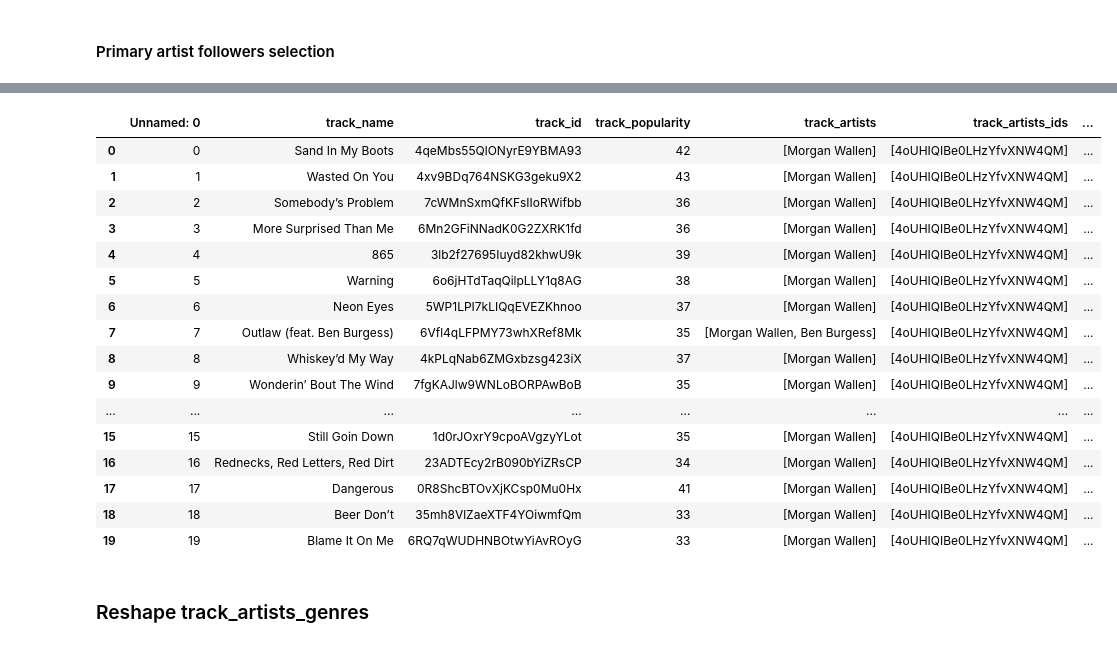
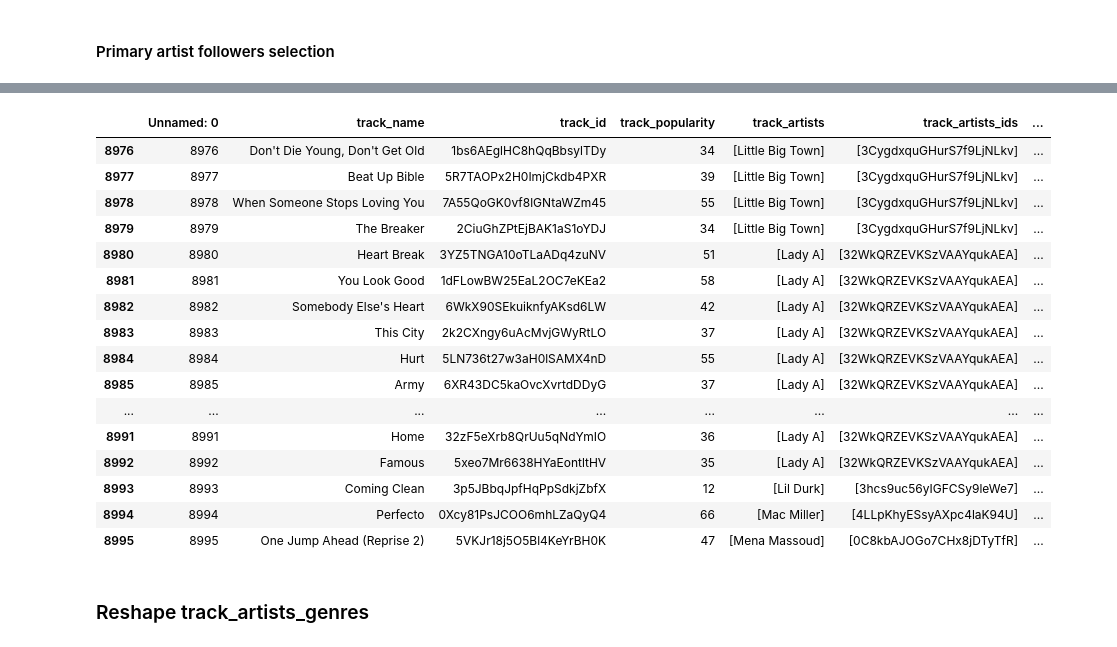
Before and after one commit to katieravenwood/Spotify-Five-Year-Analysis-Project, a Jupyter notebook: notebooks/NestedListandDummyRecoding.ipynb, the cells around one changed output, grey strips where cells are left out. Drawn from its saved outputs; the diff is of its cells as text; code cells hidden in the pictures.

Commit message:
Recoded MasterChartTable, updated Recoding notebook

```diff
--- a/notebooks/NestedListandDummyRecoding.ipynb
+++ b/notebooks/NestedListandDummyRecoding.ipynb
@@ -638,25 +654,25 @@ artist_followers_list = [original_list[0] for original_list in track_artists_fol
 # %%
 df["track_artist_followers"] = artist_followers_list
 # %%
-df.head(20)
+df.tail(20)
 # %% [output]
 |  | Unnamed: 0 | track_name | track_id | track_popularity | track_artists | track_artists_ids | ... |
-| 0 | 0 | Sand In My Boots | 4qeMbs55QlONyrE9YBMA93 | 42 | [Morgan Wallen] | [4oUHIQIBe0LHzYfvXNW4QM] | ... |
-| 1 | 1 | Wasted On You | 4xv9BDq764NSKG3geku9X2 | 43 | [Morgan Wallen] | [4oUHIQIBe0LHzYfvXNW4QM] | ... |
-| 2 | 2 | Somebody’s Problem | 7cWMnSxmQfKFsIIoRWifbb | 36 | [Morgan Wallen] | [4oUHIQIBe0LHzYfvXNW4QM] | ... |
-| 3 | 3 | More Surprised Than Me | 6Mn2GFiNNadK0G2ZXRK1fd | 36 | [Morgan Wallen] | [4oUHIQIBe0LHzYfvXNW4QM] | ... |
-| 4 | 4 | 865 | 3lb2f27695Iuyd82khwU9k | 39 | [Morgan Wallen] | [4oUHIQIBe0LHzYfvXNW4QM] | ... |
-| 5 | 5 | Warning | 6o6jHTdTaqQilpLLY1q8AG | 38 | [Morgan Wallen] | [4oUHIQIBe0LHzYfvXNW4QM] | ... |
-| 6 | 6 | Neon Eyes | 5WP1LPI7kLIQqEVEZKhnoo | 37 | [Morgan Wallen] | [4oUHIQIBe0LHzYfvXNW4QM] | ... |
-| 7 | 7 | Outlaw (feat. Ben Burgess) | 6Vfl4qLFPMY73whXRef8Mk | 35 | [Morgan Wallen, Ben Burgess] | [4oUHIQIBe0LHzYfvXNW4QM] | ... |
-| 8 | 8 | Whiskey’d My Way | 4kPLqNab6ZMGxbzsg423iX | 37 | [Morgan Wallen] | [4oUHIQIBe0LHzYfvXNW4QM] | ... |
-| 9 | 9 | Wonderin’ Bout The Wind | 7fgKAJlw9WNLoBORPAwBoB | 35 | [Morgan Wallen] | [4oUHIQIBe0LHzYfvXNW4QM] | ... |
+| 8976 | 8976 | Don't Die Young, Don't Get Old | 1bs6AEglHC8hQqBbsylTDy | 34 | [Little Big Town] | [3CygdxquGHurS7f9LjNLkv] | ... |
+| 8977 | 8977 | Beat Up Bible | 5R7TAOPx2H0ImjCkdb4PXR | 39 | [Little Big Town] | [3CygdxquGHurS7f9LjNLkv] | ... |
+| 8978 | 8978 | When Someone Stops Loving You | 7A55QoGK0vf8lGNtaWZm45 | 55 | [Little Big Town] | [3CygdxquGHurS7f9LjNLkv] | ... |
+| 8979 | 8979 | The Breaker | 2CiuGhZPtEjBAK1aS1oYDJ | 34 | [Little Big Town] | [3CygdxquGHurS7f9LjNLkv] | ... |
+| 8980 | 8980 | Heart Break | 3YZ5TNGA10oTLaADq4zuNV | 51 | [Lady A] | [32WkQRZEVKSzVAAYqukAEA] | ... |
+| 8981 | 8981 | You Look Good | 1dFLowBW25EaL2OC7eKEa2 | 58 | [Lady A] | [32WkQRZEVKSzVAAYqukAEA] | ... |
+| 8982 | 8982 | Somebody Else's Heart | 6WkX90SEkuiknfyAKsd6LW | 42 | [Lady A] | [32WkQRZEVKSzVAAYqukAEA] | ... |
+| 8983 | 8983 | This City | 2k2CXngy6uAcMvjGWyRtLO | 37 | [Lady A] | [32WkQRZEVKSzVAAYqukAEA] | ... |
+| 8984 | 8984 | Hurt | 5LN736t27w3aH0lSAMX4nD | 55 | [Lady A] | [32WkQRZEVKSzVAAYqukAEA] | ... |
+| 8985 | 8985 | Army | 6XR43DC5kaOvcXvrtdDDyG | 37 | [Lady A] | [32WkQRZEVKSzVAAYqukAEA] | ... |
 | ... | ... | ... | ... | ... | ... | ... | ... |
-| 15 | 15 | Still Goin Down | 1d0rJOxrY9cpoAVgzyYLot | 35 | [Morgan Wallen] | [4oUHIQIBe0LHzYfvXNW4QM] | ... |
-| 16 | 16 | Rednecks, Red Letters, Red Dirt | 23ADTEcy2rB090bYiZRsCP | 34 | [Morgan Wallen] | [4oUHIQIBe0LHzYfvXNW4QM] | ... |
-| 17 | 17 | Dangerous | 0R8ShcBTOvXjKCsp0Mu0Hx | 41 | [Morgan Wallen] | [4oUHIQIBe0LHzYfvXNW4QM] | ... |
-| 18 | 18 | Beer Don’t | 35mh8VlZaeXTF4YOiwmfQm | 33 | [Morgan Wallen] | [4oUHIQIBe0LHzYfvXNW4QM] | ... |
-| 19 | 19 | Blame It On Me | 6RQ7qWUDHNBOtwYiAvROyG | 33 | [Morgan Wallen] | [4oUHIQIBe0LHzYfvXNW4QM] | ... |
+| 8991 | 8991 | Home | 32zF5eXrb8QrUu5qNdYmIO | 36 | [Lady A] | [32WkQRZEVKSzVAAYqukAEA] | ... |
+| 8992 | 8992 | Famous | 5xeo7Mr6638HYaEontltHV | 35 | [Lady A] | [32WkQRZEVKSzVAAYqukAEA] | ... |
+| 8993 | 8993 | Coming Clean | 3p5JBbqJpfHqPpSdkjZbfX | 12 | [Lil Durk] | [3hcs9uc56yIGFCSy9leWe7] | ... |
+| 8994 | 8994 | Perfecto | 0Xcy81PsJCOO6mhLZaQyQ4 | 66 | [Mac Miller] | [4LLpKhyESsyAXpc4laK94U] | ... |
+| 8995 | 8995 | One Jump Ahead (Reprise 2) | 5VKJr18j5O5Bl4KeYrBH0K | 47 | [Mena Massoud] | [0C8kbAJOGo7CHx8jDTyTfR] | ... |
 # %% [markdown]
 ### Reshape track_artists_genres
 # %% [markdown]
```
Also changed, not shown: parts of 63 cells of this notebook, 1 other file.
